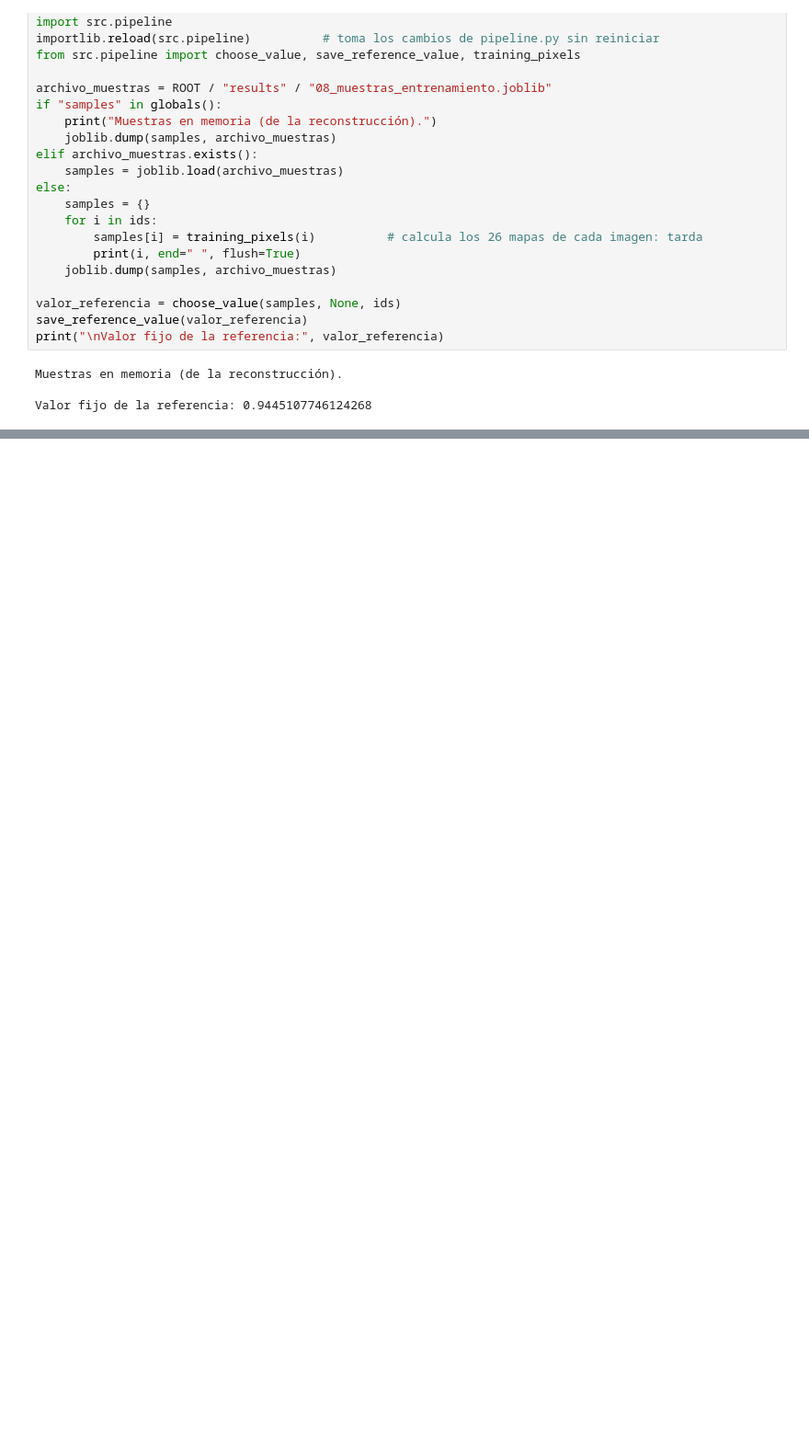
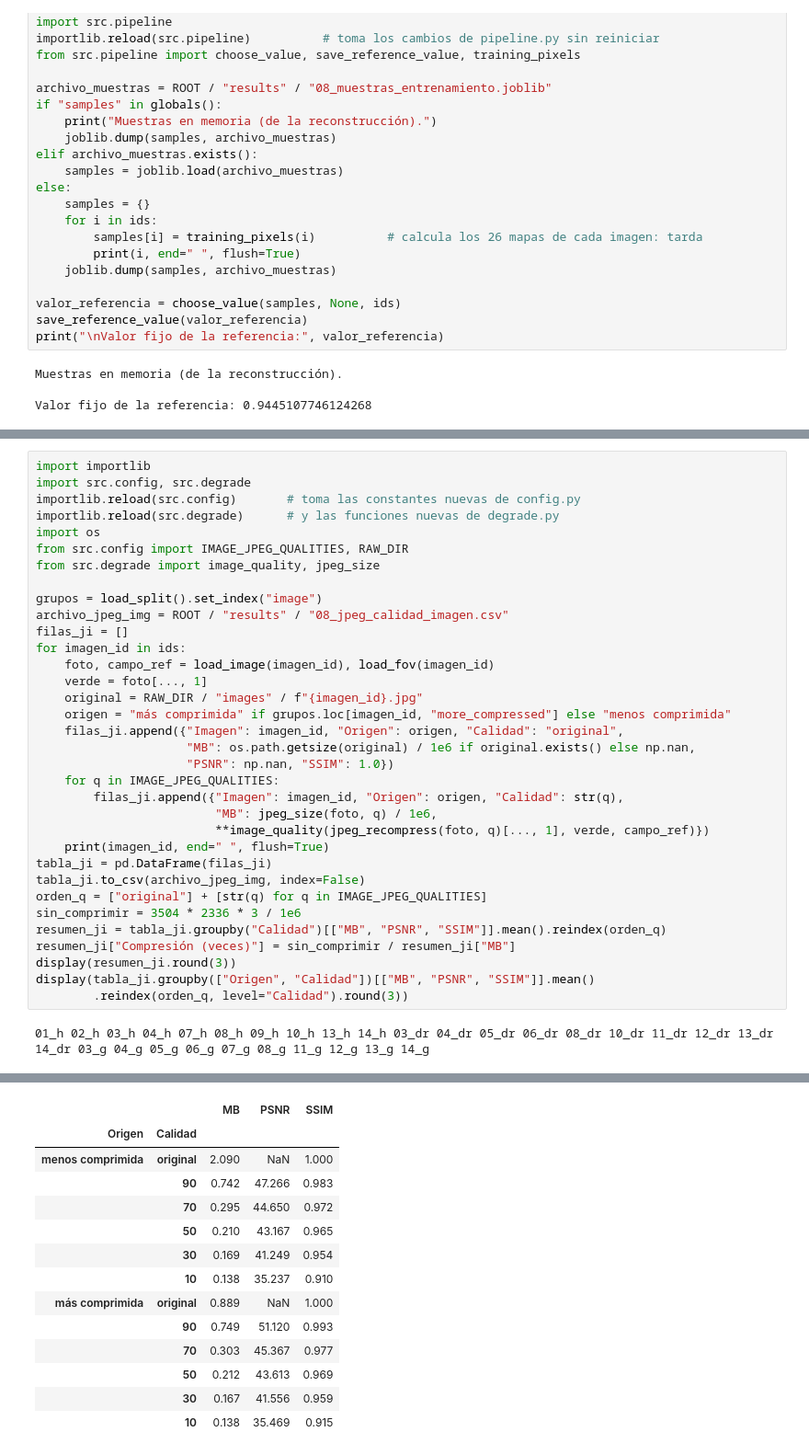
Before and after one commit to afrateitba/TP-PSI-G8, a Jupyter notebook: notebooks/08_robustez.ipynb, the cells around one changed output, grey strips where cells are left out. Shown at 92% size. Drawn from its saved outputs; the diff is of its cells as text; blank space fills up the shorter version.

```diff
--- a/notebooks/08_robustez.ipynb
+++ b/notebooks/08_robustez.ipynb
@@ -576,0 +585,36 @@ Valor fijo de la referencia: 0.9445107746124268
+# %%
+import importlib
+import src.config, src.degrade
+importlib.reload(src.config)       # toma las constantes nuevas de config.py
+importlib.reload(src.degrade)      # y las funciones nuevas de degrade.py
+import os
+from src.config import IMAGE_JPEG_QUALITIES, RAW_DIR
+from src.degrade import image_quality, jpeg_size
+
+grupos = load_split().set_index("image")
+archivo_jpeg_img = ROOT / "results" / "08_jpeg_calidad_imagen.csv"
+filas_ji = []
+for imagen_id in ids:
+    foto, campo_ref = load_image(imagen_id), load_fov(imagen_id)
+    verde = foto[..., 1]
+    original = RAW_DIR / "images" / f"{imagen_id}.jpg"
+    origen = "más comprimida" if grupos.loc[imagen_id, "more_compressed"] else "menos comprimida"
+    filas_ji.append({"Imagen": imagen_id, "Origen": origen, "Calidad": "original",
+                     "MB": os.path.getsize(original) / 1e6 if original.exists() else np.nan,
+                     "PSNR": np.nan, "SSIM": 1.0})
+    for q in IMAGE_JPEG_QUALITIES:
+        filas_ji.append({"Imagen": imagen_id, "Origen": origen, "Calidad": str(q),
+                         "MB": jpeg_size(foto, q) / 1e6,
+                         **image_quality(jpeg_recompress(foto, q)[..., 1], verde, campo_ref)})
+    print(imagen_id, end=" ", flush=True)
+tabla_ji = pd.DataFrame(filas_ji)
+tabla_ji.to_csv(archivo_jpeg_img, index=False)
+orden_q = ["original"] + [str(q) for q in IMAGE_JPEG_QUALITIES]
+sin_comprimir = 3504 * 2336 * 3 / 1e6
+resumen_ji = tabla_ji.groupby("Calidad")[["MB", "PSNR", "SSIM"]].mean().reindex(orden_q)
+resumen_ji["Compresión (veces)"] = sin_comprimir / resumen_ji["MB"]
+display(resumen_ji.round(3))
+display(tabla_ji.groupby(["Origen", "Calidad"])[["MB", "PSNR", "SSIM"]].mean()
+        .reindex(orden_q, level="Calidad").round(3))
+# %% [output]
+01_h 02_h 03_h 04_h 07_h 08_h 09_h 10_h 13_h 14_h 03_dr 04_dr 05_dr 06_dr 08_dr 10_dr 11_dr 12_dr 13_dr 14_dr 03_g 04_g 05_g 06_g 07_g 08_g 11_g 12_g 13_g 14_g
@@ -576,0 +629,14 @@ Valor fijo de la referencia: 0.9445107746124268
+|  |  | MB | PSNR | SSIM |
+| Origen | Calidad |  |  |  |
+| menos comprimida | original | 2.090 | NaN | 1.000 |
+|  | 90 | 0.742 | 47.266 | 0.983 |
+|  | 70 | 0.295 | 44.650 | 0.972 |
+|  | 50 | 0.210 | 43.167 | 0.965 |
+|  | 30 | 0.169 | 41.249 | 0.954 |
+|  | 10 | 0.138 | 35.237 | 0.910 |
+| más comprimida | original | 0.889 | NaN | 1.000 |
+|  | 90 | 0.749 | 51.120 | 0.993 |
+|  | 70 | 0.303 | 45.367 | 0.977 |
+|  | 50 | 0.212 | 43.613 | 0.969 |
+|  | 30 | 0.167 | 41.556 | 0.959 |
+|  | 10 | 0.138 | 35.469 | 0.915 |
```
Also changed, not shown: parts of 6 cells of this notebook, 2 other files.
